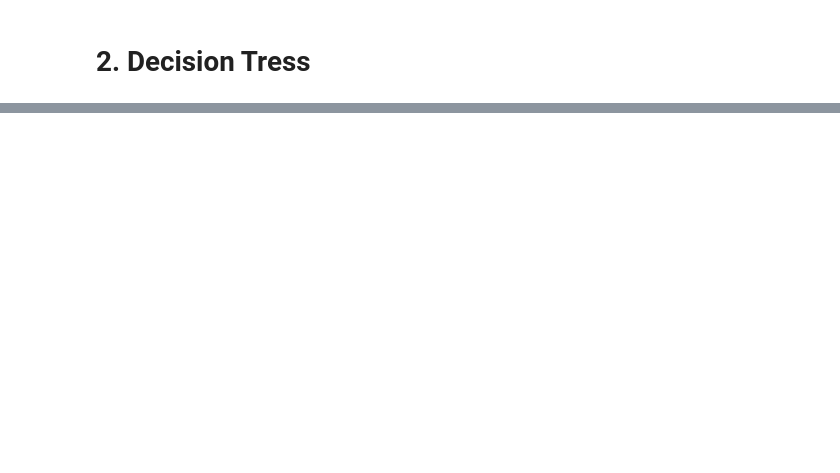
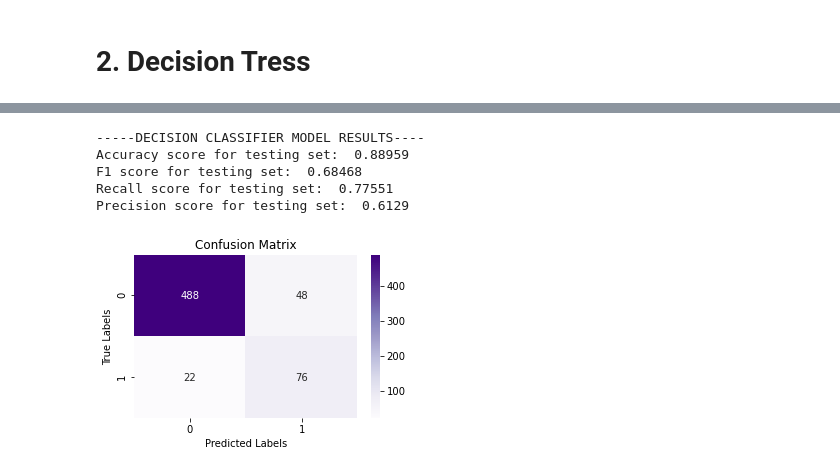
Before and after one commit to 101Prudencia-py/Churn-Analysis, a Jupyter notebook: Untitled.ipynb, the cells around one changed output, grey strips where cells are left out. Drawn from its saved outputs; the diff is of its cells as text; code cells hidden in the pictures; blank space fills up the shorter version.

```diff
--- a/Untitled.ipynb
+++ b/Untitled.ipynb
@@ -808,10 +814,10 @@ The precision score for the testing set is roughly 0.35519, implying that out of
 # %%
 # Create an instance of the decision tree classifier and fit the model on the training data
-clf = DecisionTreeClassifier(random_state=42)
+decision = DecisionTreeClassifier(random_state=42)
 #Fit the model on the training data
-clf.fit(X_train, y_train)
+decision.fit(X_train_resampled, y_train_resampled)
 #Make predictions on the testing data
-y_pred = clf.predict(X_test)
+y_pred = decision.predict(X_test)
 # Model evaluation
 print(classification_report(y_test, y_pred, labels=[0,1]))
 # %% [output]
@@ -825,0 +838,19 @@ weighted avg       0.91      0.91      0.91       634
+# %%
+print('-----DECISION CLASSIFIER MODEL RESULTS----')
+print('Accuracy score for testing set: ',round(accuracy_score(y_test,y_pred),5))
+print('F1 score for testing set: ',round(f1_score(y_test,y_pred),5))
+print('Recall score for testing set: ',round(recall_score(y_test,y_pred),5))
+print('Precision score for testing set: ',round(precision_score(y_test,y_pred),5))
+cm_decision = confusion_matrix(y_test, y_pred)
+f, ax= plt.subplots(1,1,figsize=(5,3))
+sns.heatmap(cm_decision, annot=True, cmap='Purples', fmt='g', ax=ax)
+ax.set_xlabel('Predicted Labels'); ax.set_ylabel('True Labels') ; ax.set_title('Confusion Matrix')
+ax.xaxis.set_ticklabels(['0', '1']) ; ax.yaxis.set_ticklabels(['0', '1'])
+plt.show();
+# %% [output]
+-----DECISION CLASSIFIER MODEL RESULTS----
+Accuracy score for testing set:  0.88959
+F1 score for testing set:  0.68468
+Recall score for testing set:  0.77551
+Precision score for testing set:  0.6129
+[figure, added]
```
Also changed, not shown: parts of 52 cells of this notebook.
